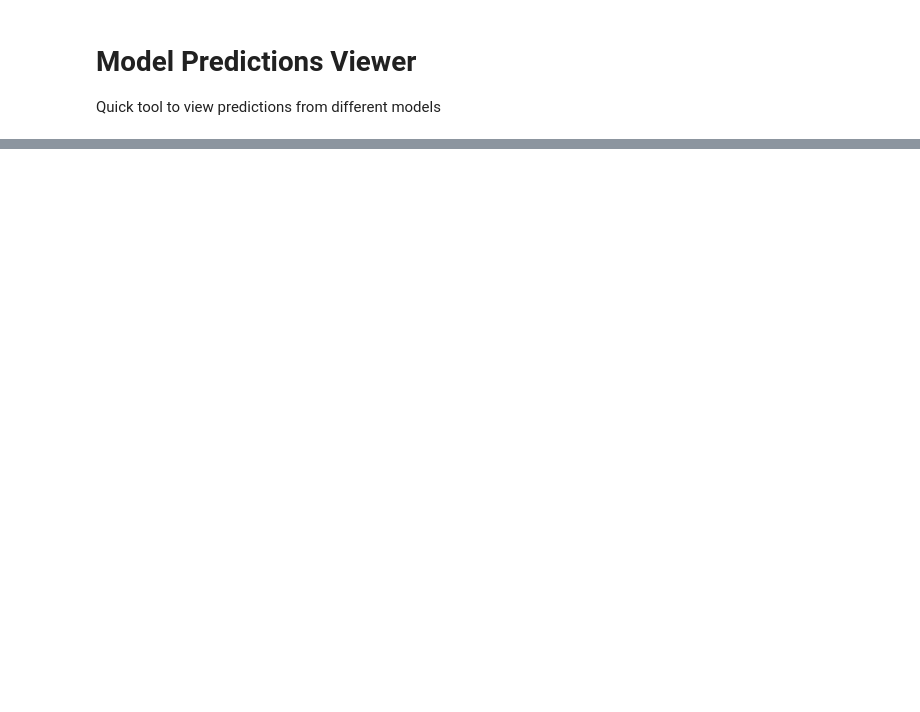
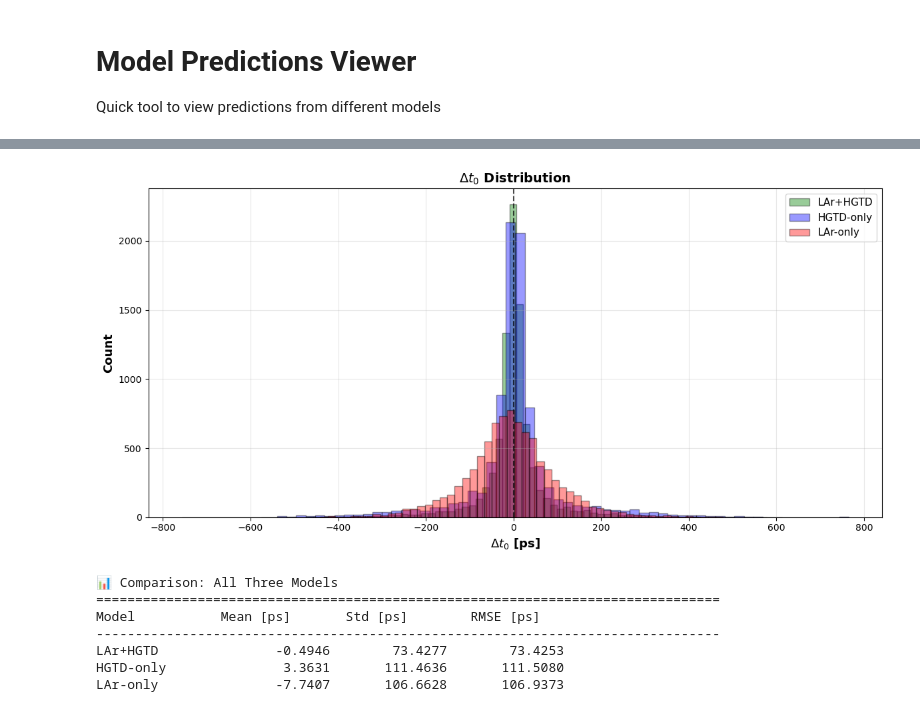
Before and after one commit to Liangyu5wu/ML4Vertex_t0, a Jupyter notebook: view_predictions.ipynb, the cells around one changed output, grey strips where cells are left out. Drawn from its saved outputs; the diff is of its cells as text; code cells hidden in the pictures; blank space fills up the shorter version.

```diff
--- a/view_predictions.ipynb
+++ b/view_predictions.ipynb
@@ -308,0 +676,34 @@ Total Samples: 8876
+# %%
+plt.figure(figsize=(12, 6))
+
+# Plot all three error distributions
+plt.hist(df['Error (LAr+HGTD)'], bins=70, alpha=0.4, label='LAr+HGTD', color='green', edgecolor='black')
+plt.hist(df['Error (HGTD-only)'], bins=70, alpha=0.4, label='HGTD-only', color='blue', edgecolor='black')
+plt.hist(df['Error (LAr-only)'], bins=70, alpha=0.4, label='LAr-only', color='red', edgecolor='black')
+
+plt.xlabel('$\\Delta t_0$ [ps]', fontsize=13, fontweight='bold')
+plt.ylabel('Count', fontsize=13, fontweight='bold')
+plt.title('$\\Delta t_0$ Distribution', fontsize=14, fontweight='bold')
+plt.legend(fontsize=11)
+plt.grid(True, alpha=0.3)
+plt.axvline(x=0, color='black', linestyle='--', linewidth=1.5, alpha=0.7)
+plt.tight_layout()
+plt.show()
+
+# Print comparison statistics
+print("\n📊 Comparison: All Three Models")
+print("="*80)
+print(f"{'Model':<15} {'Mean [ps]':<15} {'Std [ps]':<15} {'RMSE [ps]':<15}")
+print("-"*80)
+print(f"{'LAr+HGTD':<15} {df['Error (LAr+HGTD)'].mean():>14.4f} {df['Error (LAr+HGTD)'].std():>14.4f} {np.sqrt((df['Error (LAr+HGTD)']**2).mean()):>14.4f}")
+print(f"{'HGTD-only':<15} {df['Error (HGTD-only)'].mean():>14.4f} {df['Error (HGTD-only)'].std():>14.4f} {np.sqrt((df['Error (HGTD-only)']**2).mean()):>14.4f}")
+print(f"{'LAr-only':<15} {df['Error (LAr-only)'].mean():>14.4f} {df['Error (LAr-only)'].std():>14.4f} {np.sqrt((df['Error (LAr-only)']**2).mean()):>14.4f}")
+# %% [output]
+[figure, added]
+📊 Comparison: All Three Models
+================================================================================
+Model           Mean [ps]       Std [ps]        RMSE [ps]
+--------------------------------------------------------------------------------
+LAr+HGTD               -0.4946        73.4277        73.4253
+HGTD-only               3.3631       111.4636       111.5080
+LAr-only               -7.7407       106.6628       106.9373
```
Also changed, not shown: parts of 18 cells of this notebook, 12 other files.
